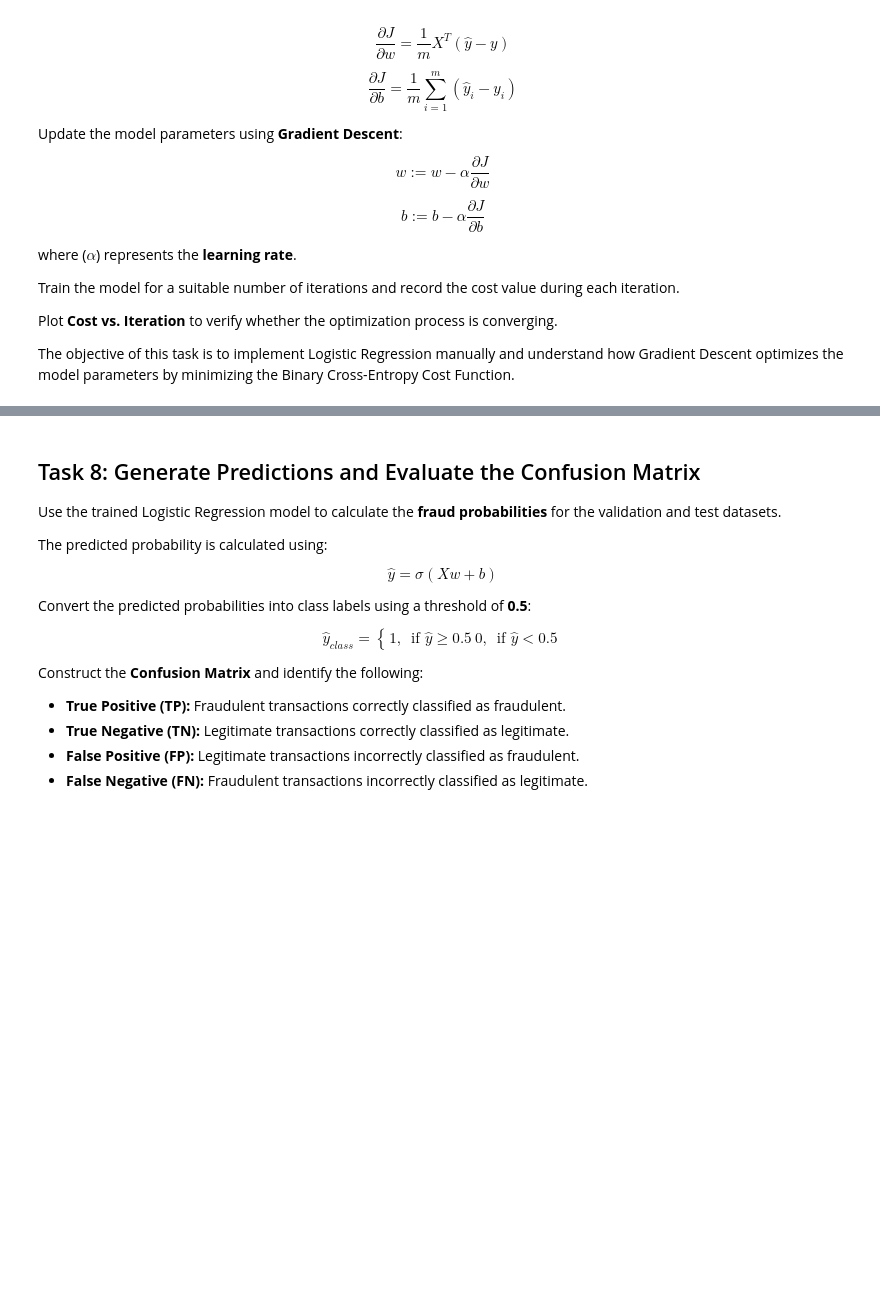
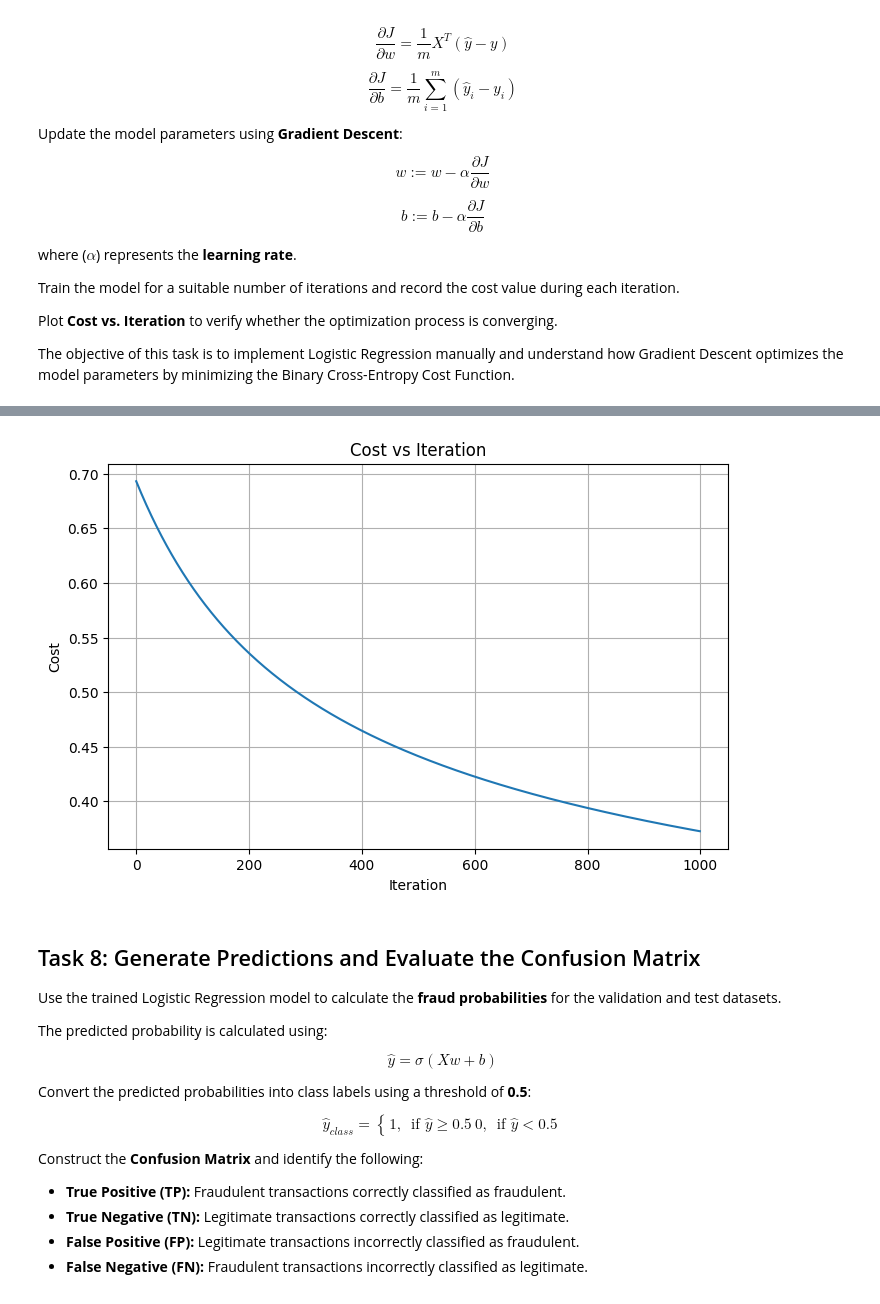
Before and after one commit to Kartik172005/CSL701-CE10_Machine-Learning-Lab, a Jupyter notebook: Experiment/MLExp4.ipynb, the cells around one changed output, grey strips where cells are left out. Drawn from its saved outputs; the diff is of its cells as text; code cells hidden in the pictures; blank space fills up the shorter version.

```diff
--- a/Experiment/MLExp4.ipynb
+++ b/Experiment/MLExp4.ipynb
@@ -2070,0 +904,97 @@ Gradient Descent is converging.
+# %%
+# TASK 7: Logistic Regression Using Gradient Descent
+
+def train_logistic_regression(
+    X,
+    y,
+    learning_rate=0.01,
+    iterations=1000
+):
+
+    # Number of training examples
+    m = X.shape[0]
+
+    # Number of features
+    n = X.shape[1]
+
+    # Initialize weights
+    w = np.zeros(n)
+
+    # Initialize bias
+    b = 0
+
+    # Store cost values
+    cost_history = []
+
+    # Gradient Descent
+    for i in range(iterations):
+
+        # Linear calculation
+        z = np.dot(X, w) + b
+
+        # Predicted probability
+        y_pred = sigmoid(z)
+
+        # Calculate cost
+        cost = compute_cost(
+            X,
+            y,
+            w,
+            b
+        )
+
+        cost_history.append(cost)
+
+        # Calculate gradient of weights
+        dw = (1 / m) * np.dot(
+            X.T,
+            (y_pred - y)
+        )
+
+        # Calculate gradient of bias
+        db = (1 / m) * np.sum(
+            y_pred - y
+        )
+
+        # Update weights
+        w = w - learning_rate * dw
+
+        # Update bias
+        b = b - learning_rate * db
+
+    return w, b, cost_history
+
+
+# Train Logistic Regression
+w, b, cost_history = train_logistic_regression(
+    X_train.values,
+    y_train.values,
+    learning_rate=0.01,
+    iterations=1000
+)
+
+print("Model training completed.")
+
+print("\nBias:")
+print(b)
+
+print("\nWeights:")
+print(w)
+
+print("\nFinal Cost:")
+print(cost_history[-1])
+
+
+# Plot Cost vs Iteration
+plt.figure(figsize=(8, 5))
+
+plt.plot(cost_history)
+
+plt.xlabel("Iteration")
+plt.ylabel("Cost")
+plt.title("Cost vs Iteration")
+
+plt.grid()
+
+plt.show()
+# %% [output]
@@ -2071,3 +1012,4 @@ Gradient Descent is converging.
+[figure, added]
 # %% [markdown]
 ## Task 8: Generate Predictions and Evaluate the Confusion Matrix
 
```
Also changed, not shown: parts of 18 cells of this notebook.
